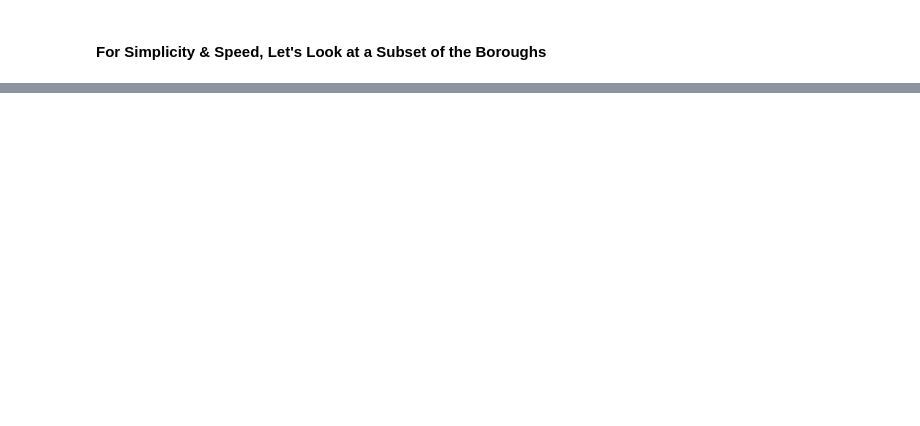
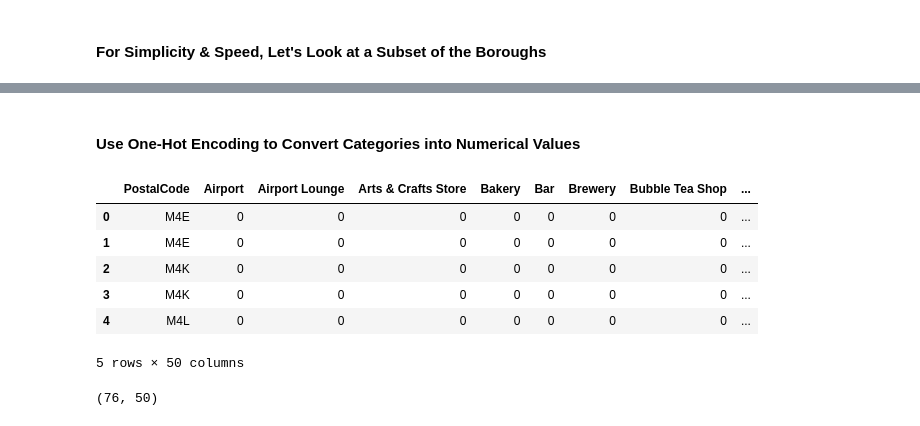
Before and after one commit to amypeniston/data-science-capstone-project, a Jupyter notebook: Scraping_and_Clustering.ipynb, the cells around one changed output, grey strips where cells are left out. Saved outputs shown, nothing was run; the diff lists cells and outputs as text; code cells hidden in the pictures; blank space fills up the shorter version.

```diff
--- a/Scraping_and_Clustering.ipynb
+++ b/Scraping_and_Clustering.ipynb
@@ -227,0 +296,23 @@ plot_locations(latitude, longitude, segment)
+# %% [markdown]
+#### Use One-Hot Encoding to Convert Categories into Numerical Values
+# %%
+nearby_venues_onehot = pd.get_dummies(nearby_venues["VenueCategory"])
+nearby_venues_onehot["PostalCode"] = nearby_venues["PostalCode"]
+
+# Re-order columns
+cols = [nearby_venues_onehot.columns[-1]] + list(nearby_venues_onehot.columns.values[:-1])
+nearby_venues_onehot = nearby_venues_onehot[cols]
+
+nearby_venues_onehot.head()
+# %% [output]
+|  | PostalCode | Airport | Airport Lounge | Arts & Crafts Store | Bakery | Bar | Brewery | Bubble Tea Shop | ... |
+| 0 | M4E | 0 | 0 | 0 | 0 | 0 | 0 | 0 | ... |
+| 1 | M4E | 0 | 0 | 0 | 0 | 0 | 0 | 0 | ... |
+| 2 | M4K | 0 | 0 | 0 | 0 | 0 | 0 | 0 | ... |
+| 3 | M4K | 0 | 0 | 0 | 0 | 0 | 0 | 0 | ... |
+| 4 | M4L | 0 | 0 | 0 | 0 | 0 | 0 | 0 | ... |
+5 rows × 50 columns
+# %%
+nearby_venues_onehot.shape
+# %% [output]
+(76, 50)
```
Also changed, not shown: parts of 20 cells of this notebook.
